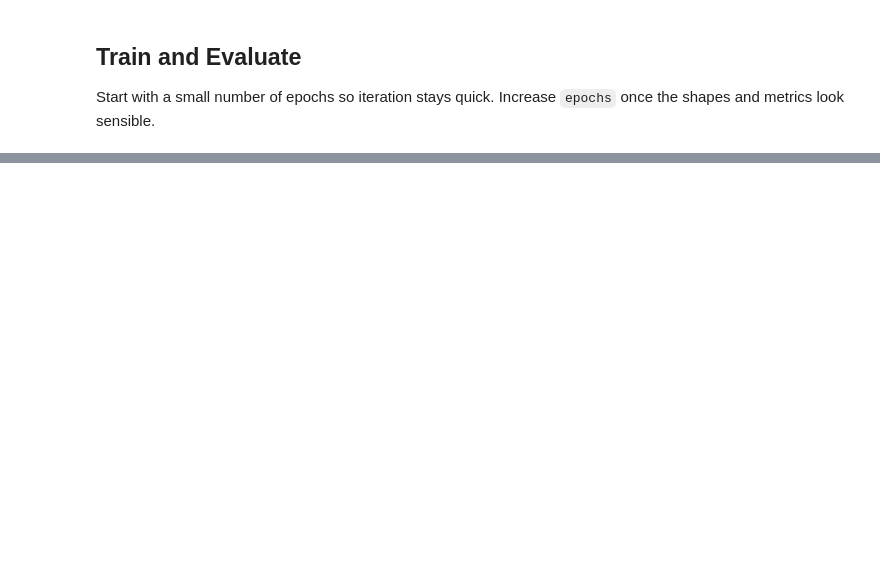
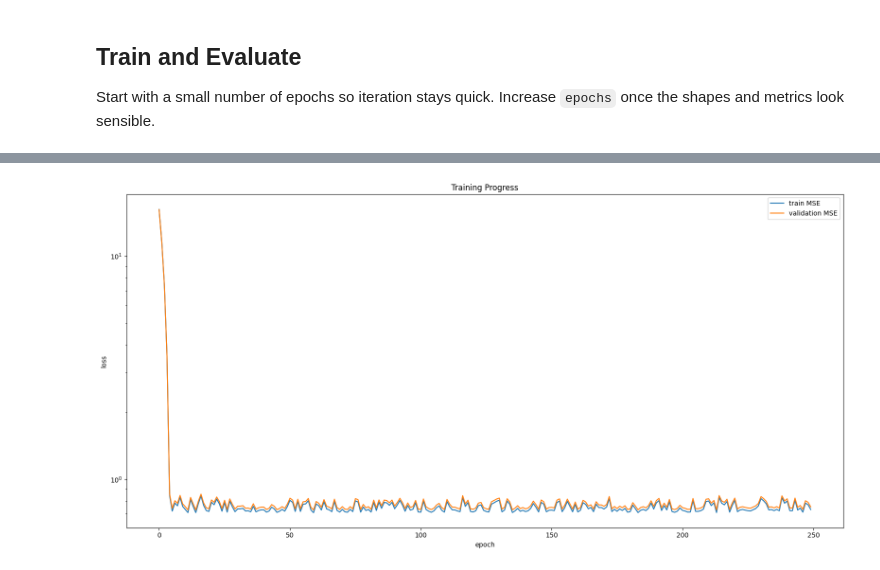
Before and after one commit to HorusXIV/PCQVNN, a Jupyter notebook: notebooks/02_replicate_cmlp.ipynb, the cells around one changed output, grey strips where cells are left out. Cells and saved outputs as stored; diff of their text form; code cells hidden in the pictures; blank space fills up the shorter version.

```diff
--- a/notebooks/02_replicate_cmlp.ipynb
+++ b/notebooks/02_replicate_cmlp.ipynb
@@ -56,7 +58,7 @@ BOUNDS = {
     "schwefel": (-500.0, 500.0),
 }
 # %%
-function_name = "griewank"
+function_name = "ackley"
 n = 30000
 sample_seed = 1
 split_seed = 2
@@ -72,5 +74,3 @@ split = make_benchmark_regression_split(
 x_train, y_train = split.x_train, split.y_train
 x_val, y_val = split.x_val, split.y_val
 x_test, y_test = split.x_test, split.y_test
-
-x_train.shape, y_train.shape, split.x_mean, split.x_std, BENCHMARK_CMLP_HYPERPARAMETERS[function_name]
@@ -99,8 +108,12 @@ plt.show()
 
 This is the baseline implementation from `src/qvnn_pc/models/cmlp.py`: architecture `[1, 5, 5, 5, 1]`, manual CMLP deltas, and quaternion Adadelta accumulators.
 # %%
-model = CMLPQuaternionMLP.for_benchmark(
-    function_name,
+model = CMLPQuaternionMLP(
+    layer_sizes=(1, 5, 5, 5, 1),
+    activation="sigmoid",
+    optimizer="Adadelta",
+    lr=0.00473375604375846,
+    source_style_init=True,
     generator=torch.Generator(device=device.type).manual_seed(42),
     device=device,
 )
@@ -136,12 +186,13 @@ print("db shapes:", [tuple(direction.shape) for direction in db])
 Start with a small number of epochs so iteration stays quick. Increase `epochs` once the shapes and metrics look sensible.
 # %%
 epochs = 250
-history = model.fit_online_source_style(
+history = model.fit(
     x_train,
     y_train,
     x_val=x_val,
     y_val=y_val,
-    epochs=epochs
+    epochs=epochs,
+    batch_size=256,
 )
 # %%
 test_metrics = model.evaluate(x_test, y_test)
@@ -154,21 +214,23 @@ for metric_name, metric_value in test_metrics.items():
 # %%
 import matplotlib.pyplot as plt
 
 # Erstellt ein Layout: 2 Zeilen, 3 Spalten
 # Spalte 0 ist für den Loss, Spalten 1 & 2 für das 2x2 Grid
 plt.figure(figsize=(16, 8))
 
 # 1. Der MSE Plot (nimmt die gesamte linke Spalte ein)
-plt.plot(history["mse"], label="train MSE")
-plt.plot(history["validation_loss"], label="validation MSE")
+plt.plot(history["quaternion_mae"], label="train MSE")
+plt.plot(history["validation_quaternion_mae"], label="validation MSE")
 plt.xlabel("epoch")
 plt.ylabel("loss")
 plt.yscale("log")
 plt.title("Training Progress")
 plt.legend()
 
 plt.tight_layout()
 plt.show()
+# %% [output]
+[figure, added]
 # %%
 # Plot component-wise predictions vs true values (2x2 Grid)
 fig = plt.figure(figsize=(12, 10))
```
Also changed, not shown: parts of 10 cells of this notebook, 6 other files.
